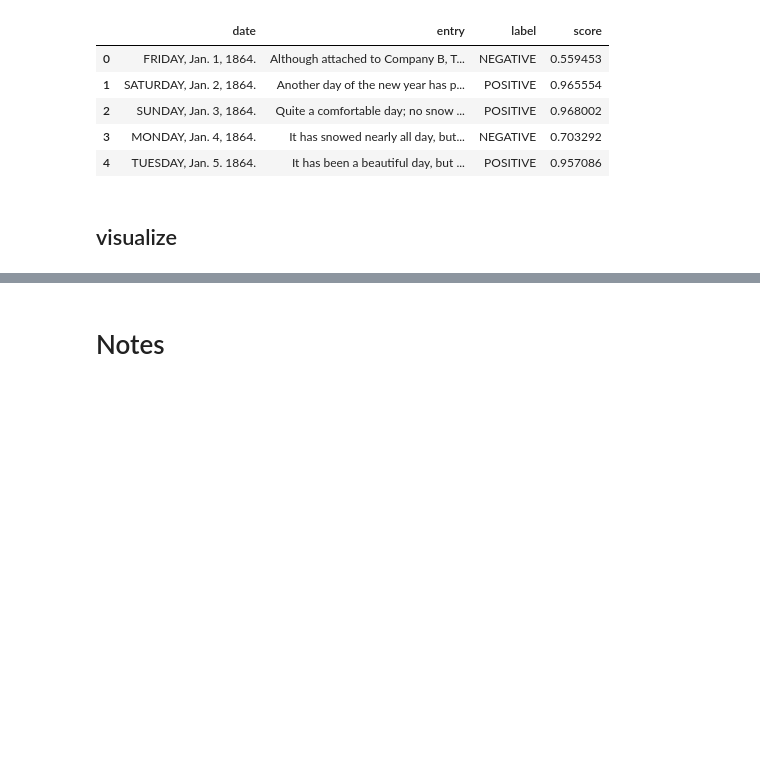
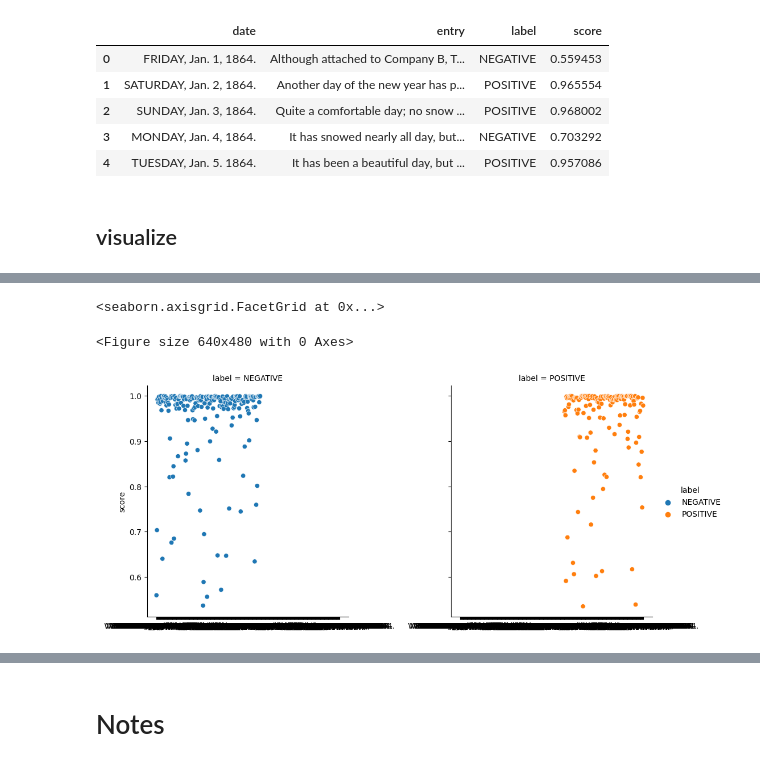
Before and after one commit to Ferrari-7/sentiment-in-the-recollections-of-a-soldier, a Jupyter notebook: notes.ipynb, the cells around one changed output, grey strips where cells are left out. Saved outputs shown, nothing was run; the diff lists cells and outputs as text; code cells hidden in the pictures; blank space fills up the shorter version.

```diff
--- a/notes.ipynb
+++ b/notes.ipynb
@@ -299,0 +312,8 @@ sns.catplot(data = df,
+# %%
+plt.clf()
+vis = sns.relplot(data=df, x="date", y="score", hue="label", col="label")
+vis.set(xlabel=None)
+# %% [output]
+<seaborn.axisgrid.FacetGrid at 0x...>
+<Figure size 640x480 with 0 Axes>
+[figure, added]
```
Also changed, not shown: parts of 7 cells of this notebook.
